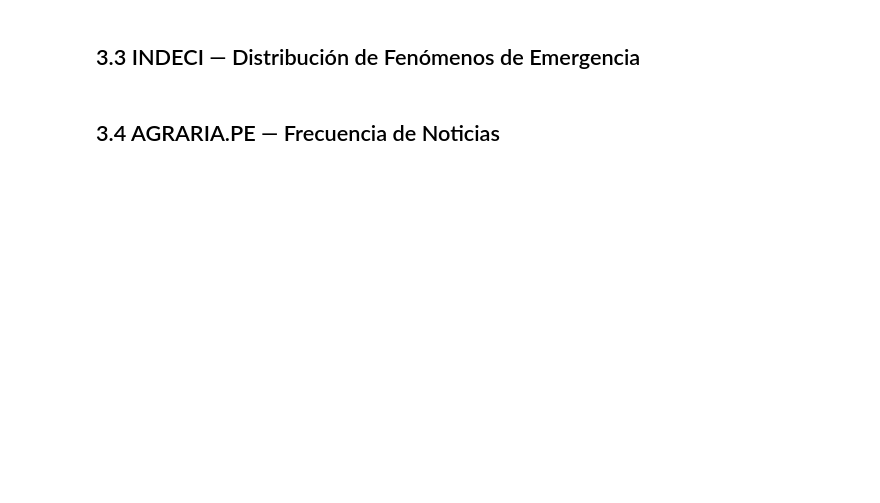
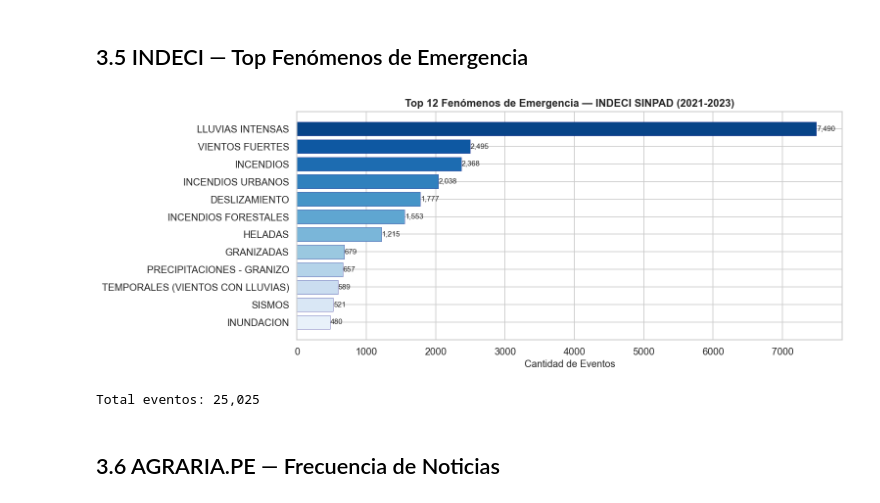
Before and after one commit to YeralD21/Machine-Learning-Multimodal--Agro-NLP-Clima-, a Jupyter notebook: notebooks/actividad_03_eda.ipynb, the cells around one changed output. Drawn from its saved outputs; the diff is of its cells as text; code cells hidden in the pictures; blank space fills up the shorter version.

```diff
--- a/notebooks/actividad_03_eda.ipynb
+++ b/notebooks/actividad_03_eda.ipynb
@@ -124,30 +124,27 @@ print(f"[OK] {g_path}")
 # %% [markdown]
-## 3.3 INDECI — Distribución de Fenómenos de Emergencia
+## 3.5 INDECI — Top Fenómenos de Emergencia
 # %%
 
 df_ev = pd.read_csv(f"{INTERIM}/indeci_eventos_dbf.csv", low_memory=False)
-df_ev['fenomeno'] = df_ev['fenomeno'].astype(str).str.strip().str.upper()
-
+df_ev['fenomeno'] = df_ev['fenomeno'].astype(str).str.upper().str.strip()
 top_fen = df_ev['fenomeno'].value_counts().head(12)
+fig, ax = plt.subplots(figsize=(13, 5))
+colors2 = sns.color_palette("Blues_r", len(top_fen))
+bars = ax.barh(top_fen.index, top_fen.values, color=colors2, edgecolor='navy', linewidth=0.3)
+ax.set_xlabel('Cantidad de Eventos', fontsize=12)
+ax.set_title('Top 12 Fenómenos de Emergencia — INDECI SINPAD (2021-2023)', fontsize=13, fontweight='bold')
+ax.invert_yaxis()
+for bar in bars:
+    ax.text(bar.get_width()+5, bar.get_y()+bar.get_height()/2,
+            f'{int(bar.get_width()):,}', va='center', fontsize=9)
+plt.tight_layout(); plt.savefig(f"{REPORTS}/g03_fenomenos.png", dpi=150, bbox_inches='tight')
+plt.show()
 print(f"Total eventos: {len(df_ev):,}")
-print("\nTop 12 fenómenos:")
-for fen, cnt in top_fen.items():
-    print(f"  {fen:<40} {cnt:>6,}  ({cnt/len(df_ev)*100:.1f}%)")
-
-fig, ax = plt.subplots(figsize=(12, 5))
-top_fen.sort_values().plot(kind='barh', ax=ax, color='steelblue', edgecolor='navy', linewidth=0.5)
-ax.set_xlabel('Cantidad de Eventos', fontsize=11)
-ax.set_title('Top 12 Fenómenos de Emergencia — INDECI (2021-2023)', fontsize=13, fontweight='bold')
-for p in ax.patches:
-    ax.text(p.get_width()+10, p.get_y()+p.get_height()/2,
-            f'{int(p.get_width()):,}', va='center', fontsize=8)
-plt.tight_layout()
-g_path2 = f"{REPORTS}/g2_indeci_fenomenos.png"
-plt.savefig(g_path2, dpi=150, bbox_inches='tight')
-plt.show()
-print(f"[OK] {g_path2}")
+# %% [output]
+[figure, added]
+Total eventos: 25,025
 # %% [markdown]
-## 3.4 AGRARIA.PE — Frecuencia de Noticias
+## 3.6 AGRARIA.PE — Frecuencia de Noticias
 # %%
 
 df_n = pd.read_csv(f"{INTERIM}/agraria_noticias_raw.csv")
```
Also changed, not shown: parts of 19 cells of this notebook, 20 other files.
